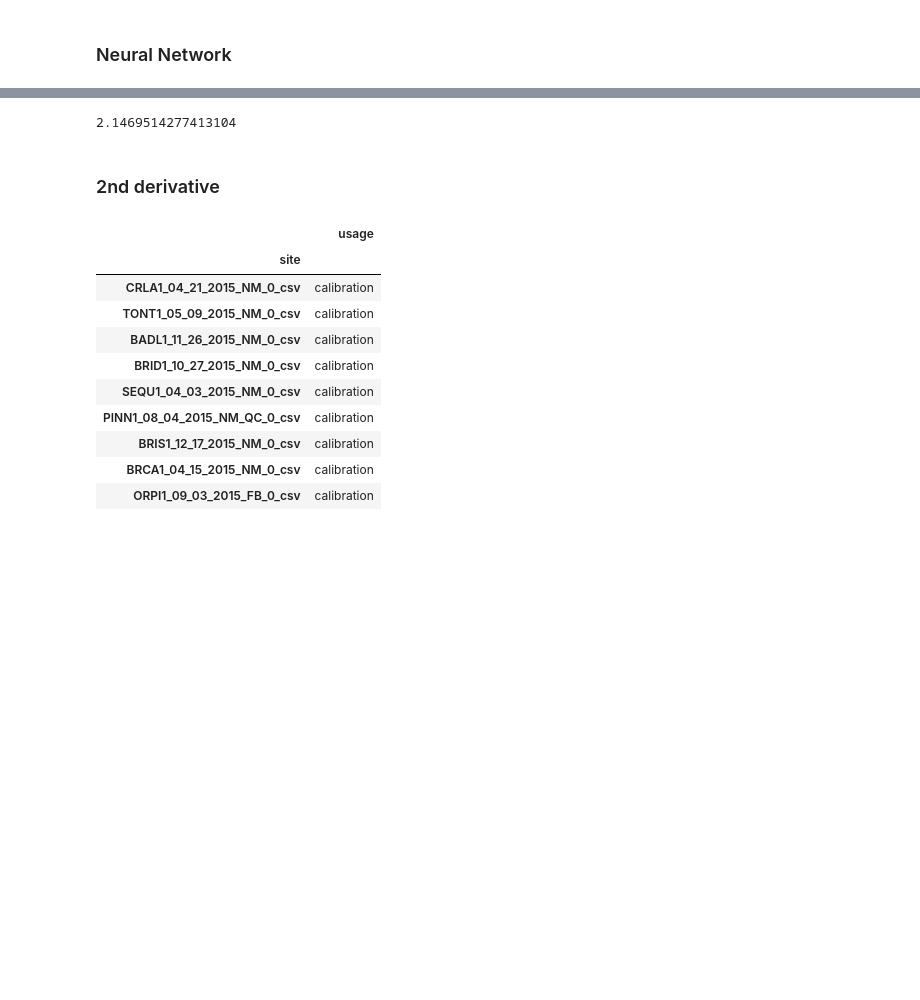
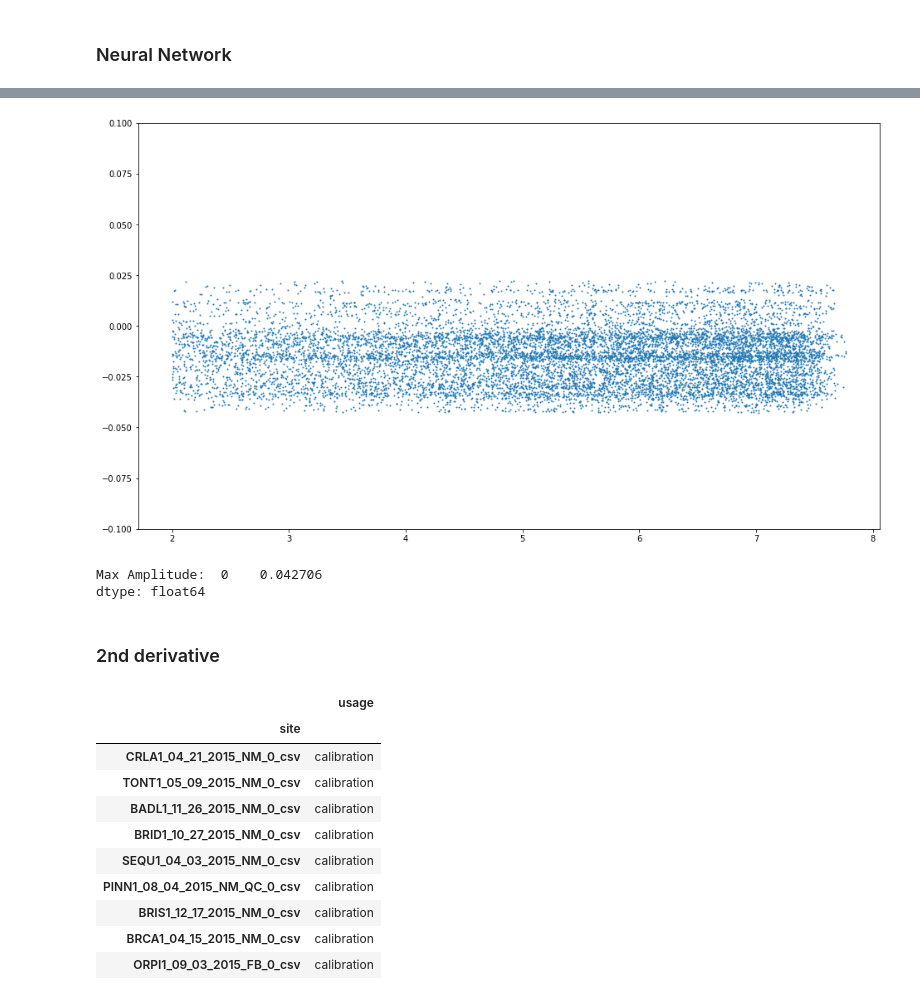
Before and after one commit to zweili/ml_project_2, a Jupyter notebook: Lucas_notebook.ipynb, the cells around one changed output, grey strips where cells are left out. Saved outputs shown, nothing was run; the diff lists cells and outputs as text; code cells hidden in the pictures; blank space fills up the shorter version.

```diff
--- a/Lucas_notebook.ipynb
+++ b/Lucas_notebook.ipynb
@@ -247,7 +273,9 @@ f.subplots_adjust(hspace=0)
 # %%
-compute_bias_metric(bias_tr_nn)
+compute_bias_metric(bias_tr_nn, SNR_tr)
 # %% [output]
+[figure, added]
-2.1469514277413104
+Max Amplitude:  0    0.042706
+dtype: float64
 # %% [markdown]
 ### 2nd derivative
 # %%
```
Also changed, not shown: parts of 16 cells of this notebook.
